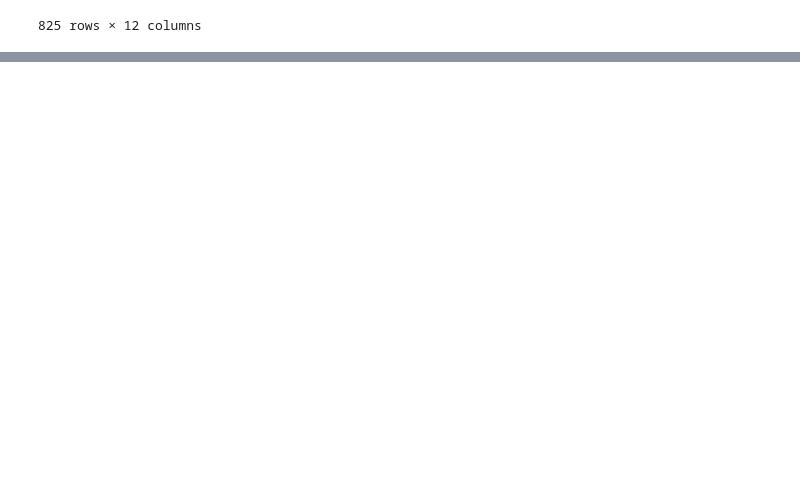
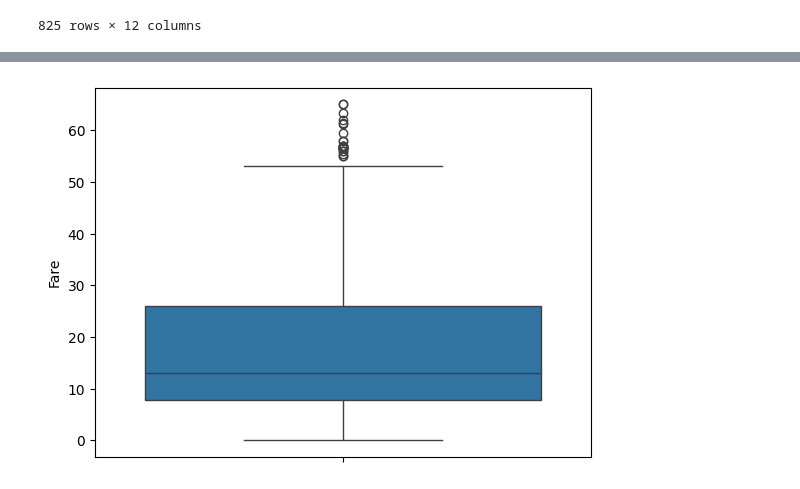
Before and after one commit to Abdullahhas/ML, a Jupyter notebook: preprocessing/1st.ipynb, the cells around one changed output, grey strips where cells are left out. Cells and saved outputs as stored; diff of their text form; code cells hidden in the pictures; blank space fills up the shorter version.

```diff
--- a/preprocessing/1st.ipynb
+++ b/preprocessing/1st.ipynb
@@ -261,0 +282,14 @@ print(outliers)
+# %%
+#Using Iqr
+Q1_fare = df['Fare'].quantile(0.25)
+Q3_fare = df['Fare'].quantile(0.75)
+IQR_fare= Q3_fare - Q1_fare
+
+lower_fare = Q1_fare - 1.5 * IQR_fare
+upper_fare = Q3_fare + 1.5 * IQR_fare
+print(lower_fare)
+print(upper_fare)
+outliers = df[(df['Fare'] < lower_fare) | (df['Fare'] > upper_fare)]
+print(outliers)
+
+# These rows contain the outliers
@@ -261,0 +314,4 @@ print(outliers)
+# %%
+#remove outliers from age
+df_no_outlier = df[(df['Fare'] > lower_fare) & (df['Fare'] < upper_fare)]
+df_no_outlier
@@ -261,0 +332,6 @@ print(outliers)
+# %%
+sns.boxplot(df_no_outlier['Fare'])
+plt.show()
+#there are no outliers present in this
+# %% [output]
+[figure, added]
```
Also changed, not shown: parts of 10 cells of this notebook.
